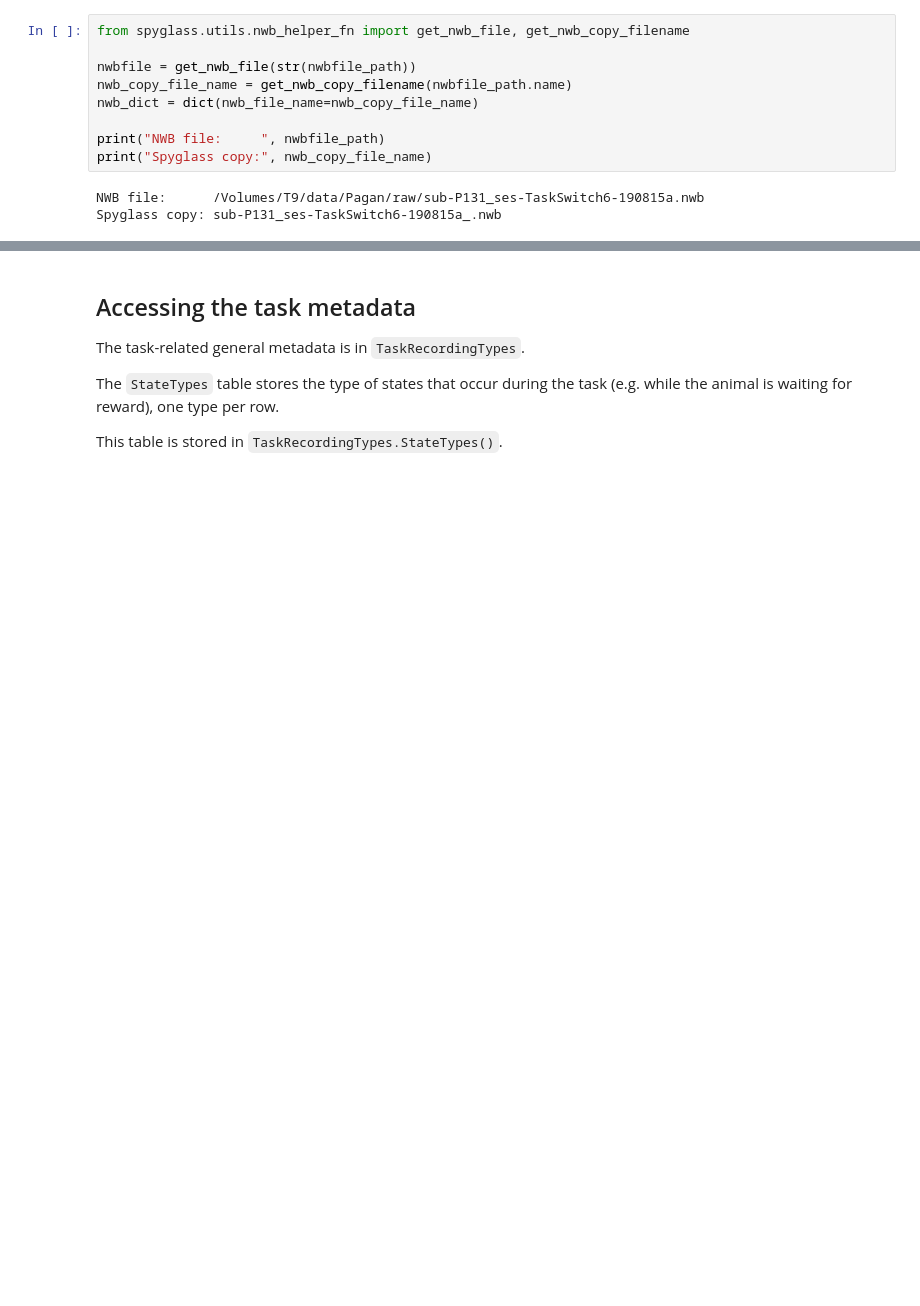
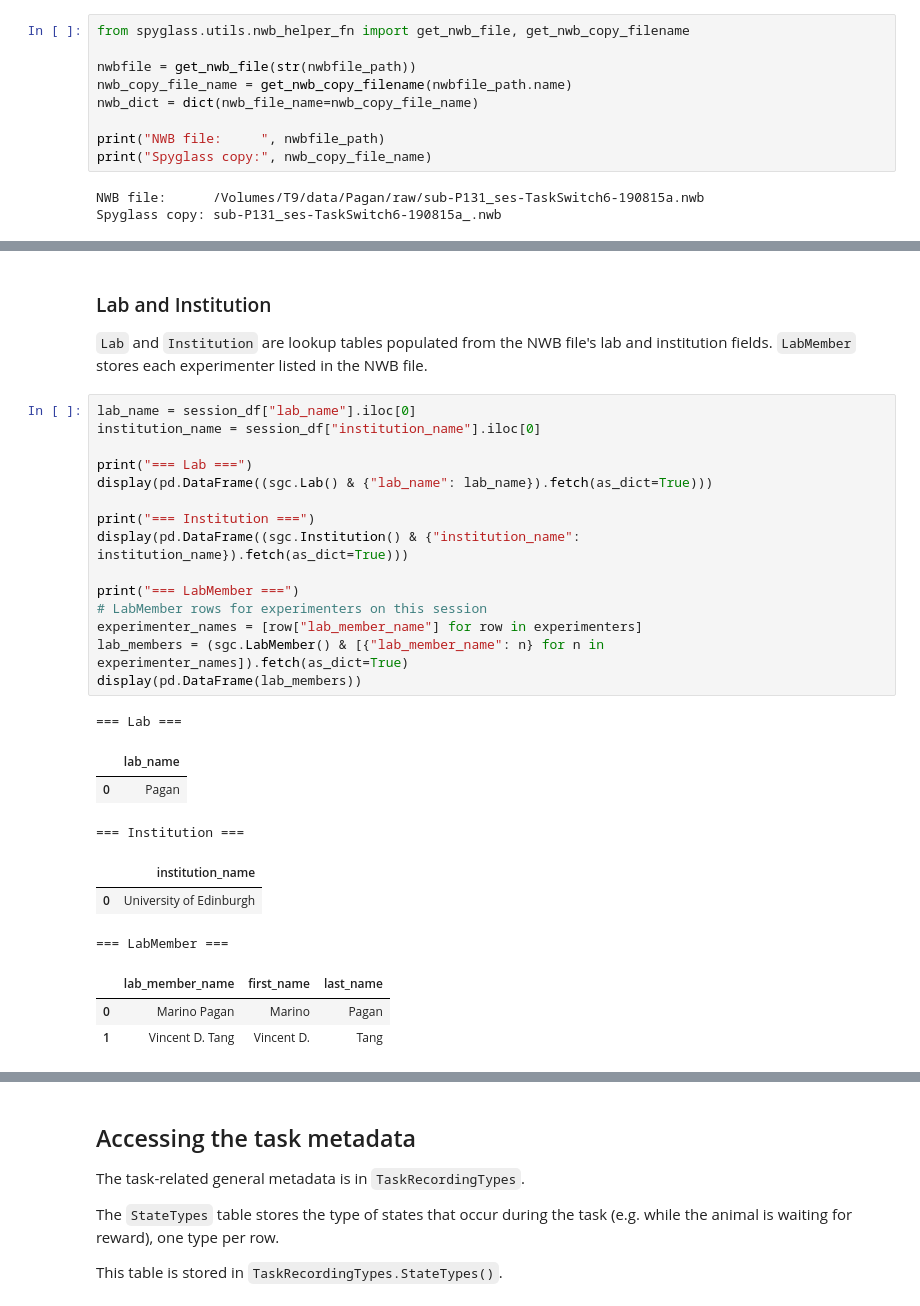
Before and after one commit to catalystneuro/pagan-lab-to-nwb, a Jupyter notebook: src/pagan_lab_to_nwb/tutorials/spyglass_tutorial.ipynb, the cells around one changed output, grey strips where cells are left out. Drawn from its saved outputs; the diff is of its cells as text; blank space fills up the shorter version.

```diff
--- a/src/pagan_lab_to_nwb/tutorials/spyglass_tutorial.ipynb
+++ b/src/pagan_lab_to_nwb/tutorials/spyglass_tutorial.ipynb
@@ -42,0 +95,31 @@ Spyglass copy: sub-P131_ses-TaskSwitch6-190815a_.nwb
+# %% [markdown]
+### Lab and Institution
+
+`Lab` and `Institution` are lookup tables populated from the NWB file's lab and institution fields.
+`LabMember` stores each experimenter listed in the NWB file.
+# %%
+lab_name = session_df["lab_name"].iloc[0]
+institution_name = session_df["institution_name"].iloc[0]
+
+print("=== Lab ===")
+display(pd.DataFrame((sgc.Lab() & {"lab_name": lab_name}).fetch(as_dict=True)))
+
+print("=== Institution ===")
+display(pd.DataFrame((sgc.Institution() & {"institution_name": institution_name}).fetch(as_dict=True)))
+
+print("=== LabMember ===")
+# LabMember rows for experimenters on this session
+experimenter_names = [row["lab_member_name"] for row in experimenters]
+lab_members = (sgc.LabMember() & [{"lab_member_name": n} for n in experimenter_names]).fetch(as_dict=True)
+display(pd.DataFrame(lab_members))
+# %% [output]
+=== Lab ===
+|  | lab_name |
+| 0 | Pagan |
+=== Institution ===
+|  | institution_name |
+| 0 | University of Edinburgh |
+=== LabMember ===
+|  | lab_member_name | first_name | last_name |
+| 0 | Marino Pagan | Marino | Pagan |
+| 1 | Vincent D. Tang | Vincent D. | Tang |
```
Also changed, not shown: parts of 12 cells of this notebook.
